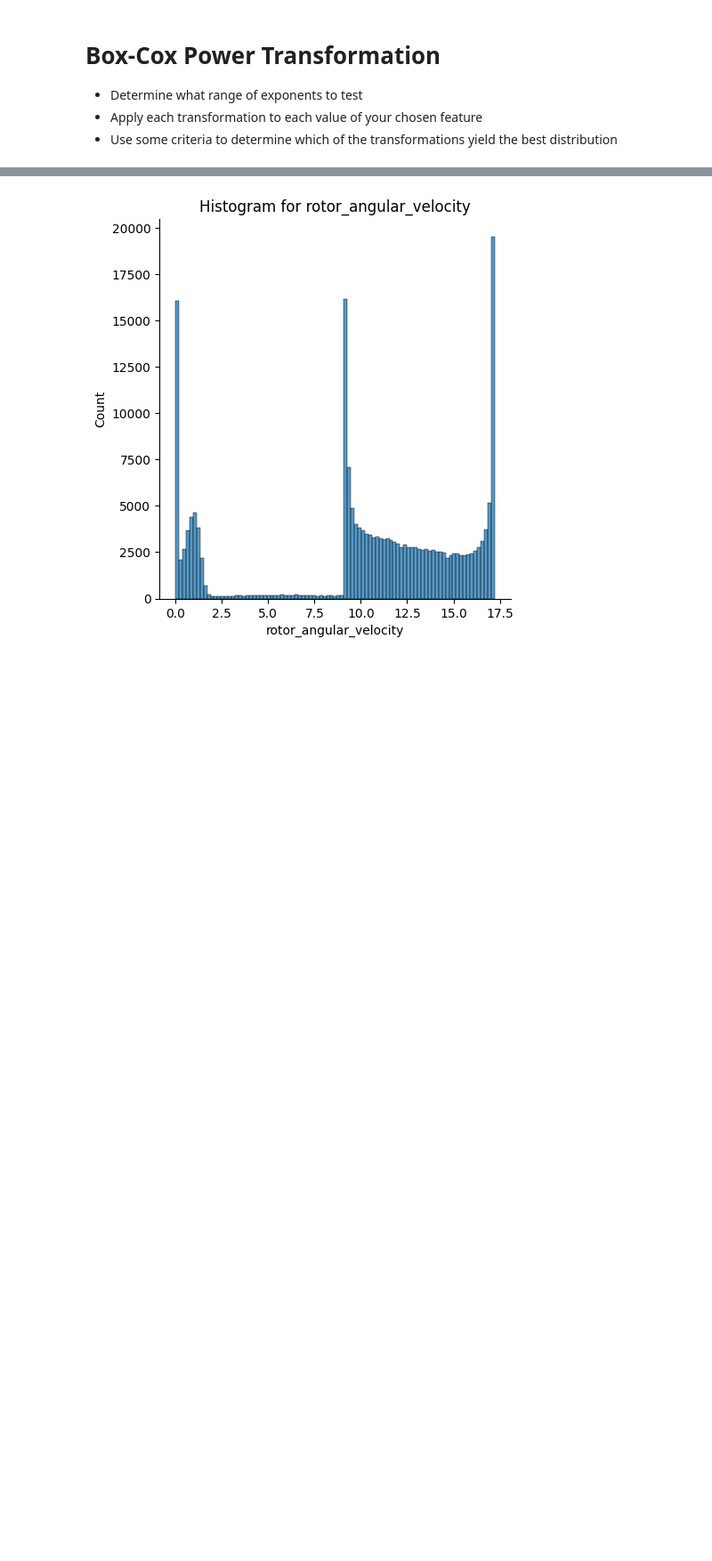
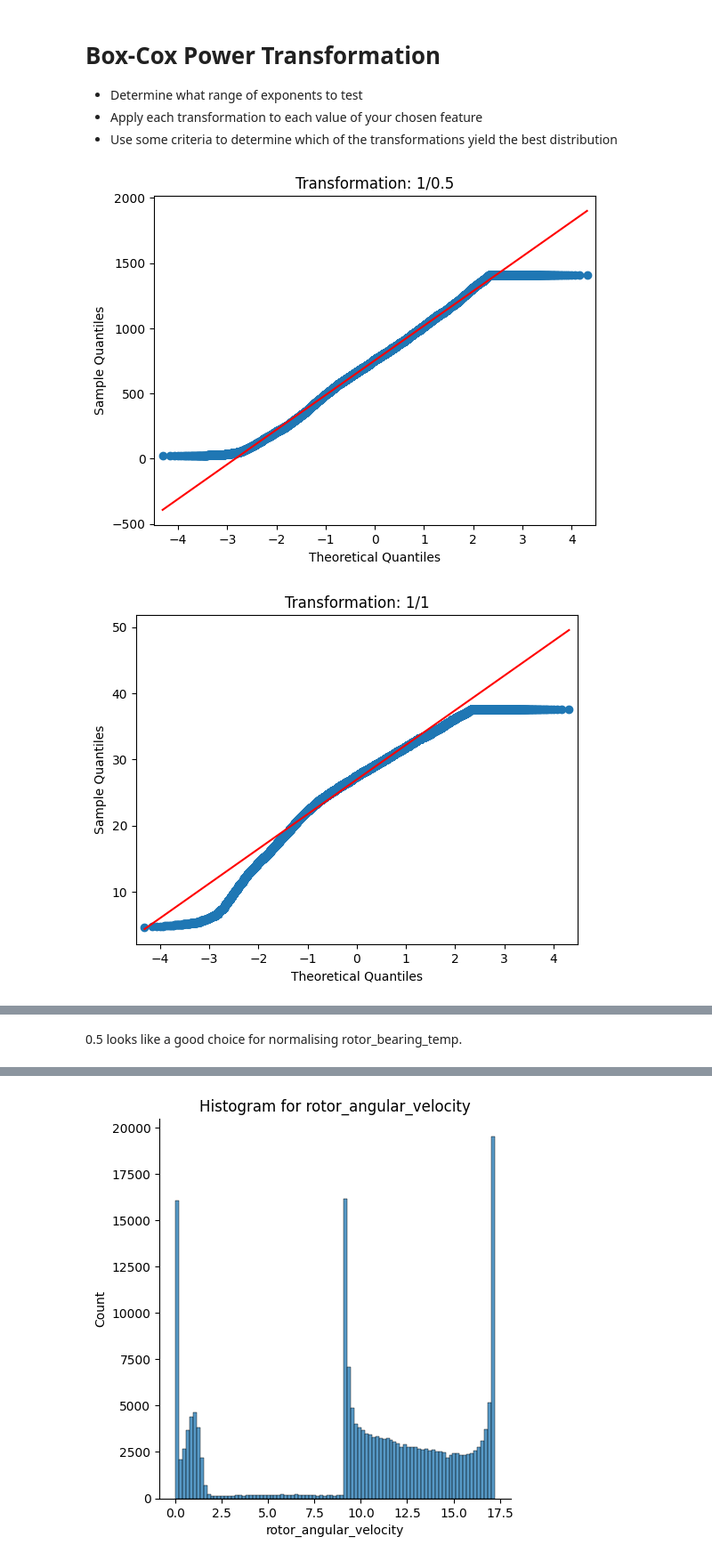
Before and after one commit to madhumitafilos/Collab, a Jupyter notebook: Feature_Engineering_NoLeakage.ipynb, the cells around one changed output, grey strips where cells are left out. Shown at 89% size. Saved outputs shown, nothing was run; the diff lists cells and outputs as text; code cells hidden in the pictures; blank space fills up the shorter version.

```diff
--- a/Feature_Engineering_NoLeakage.ipynb
+++ b/Feature_Engineering_NoLeakage.ipynb
@@ -331,3 +376,12 @@ There are several ways to transform skewed data so that it becomes normally dist
 *   Determine what range of exponents to test
 *   Apply each transformation to each value of your chosen feature
 *   Use some criteria to determine which of the transformations yield the best distribution
+# %%
+# Generate QQ plots for rotor_angular_velocity
+for i in [0.5, 1, 2, 3, 4, 5]:
+    data_t = X_train_clean['rotor_bearing_temp']**(1/i)
+    qqplot(data_t, line='s')
+    plt.title("Transformation: 1/{}".format(str(i)))
+# %% [output]
+[figure, added]
+[figure, added]
@@ -334,3 +392,5 @@ There are several ways to transform skewed data so that it becomes normally dist
+# %% [markdown]
+0.5 looks like a good choice for normalising rotor_bearing_temp.
 # %%
 # Generate QQ plots
 for i in [0.5, 1, 2, 3, 4, 5]:
```
Also changed, not shown: parts of 25 cells of this notebook.
